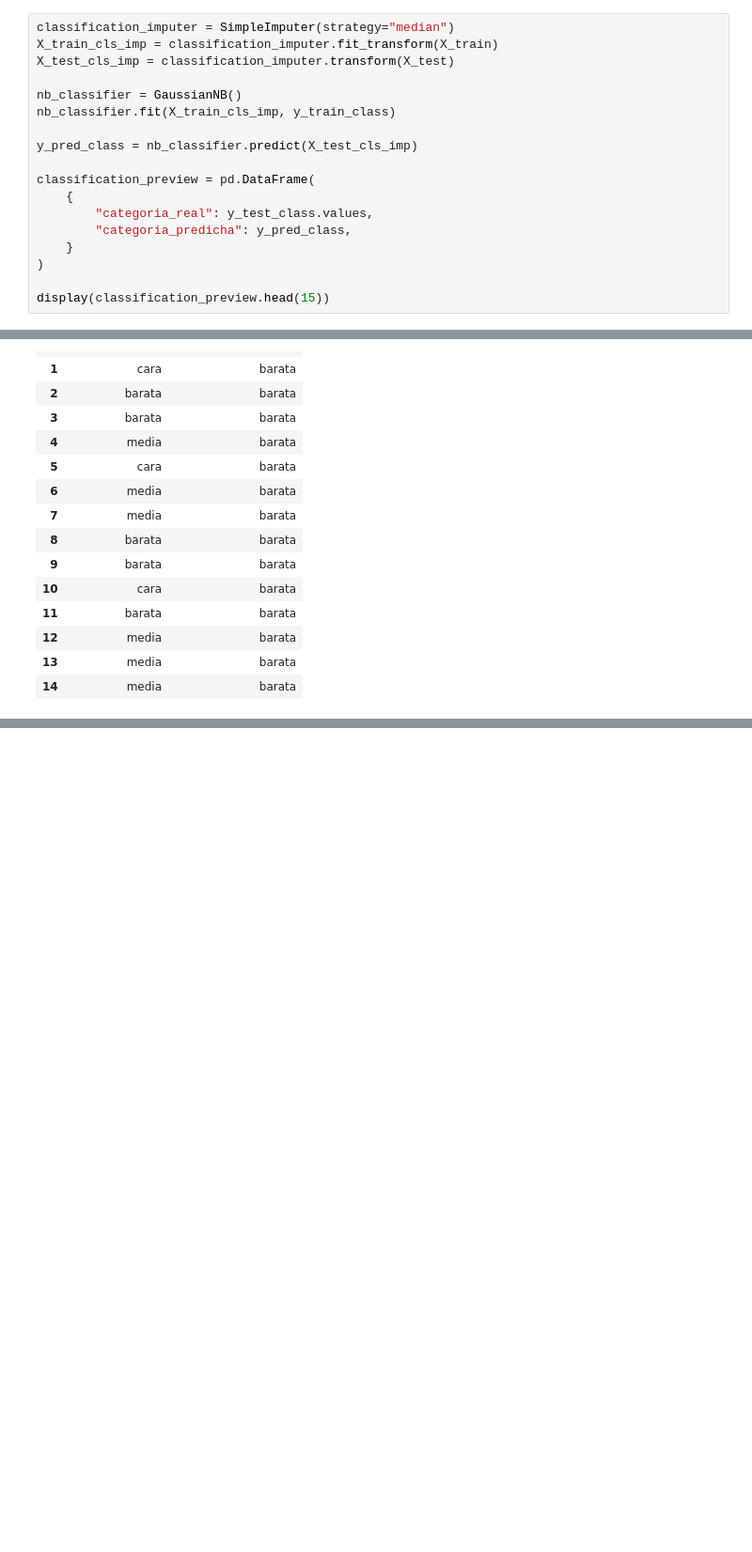
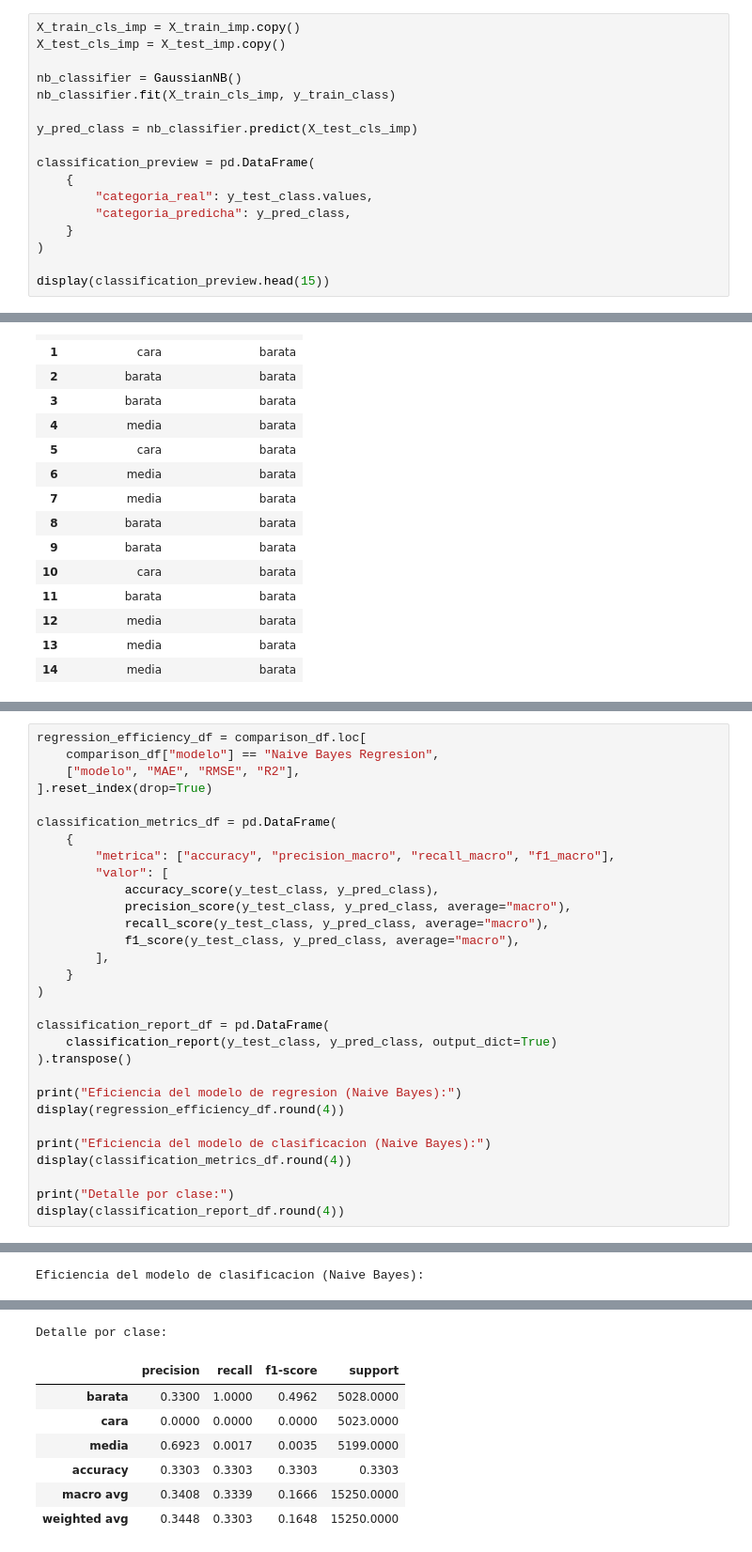
Before and after one commit to nicoCT04/lab5-MD, a Jupyter notebook: lab5_naive_bayes.ipynb, the cells around one changed output, grey strips where cells are left out. Shown at 94% size. Cells and saved outputs as stored; diff of their text form; blank space fills up the shorter version.

```diff
--- a/lab5_naive_bayes.ipynb
+++ b/lab5_naive_bayes.ipynb
@@ -376,7 +446,6 @@ Corte 2 (media/cara): 269.00
 # %%
-classification_imputer = SimpleImputer(strategy="median")
-X_train_cls_imp = classification_imputer.fit_transform(X_train)
-X_test_cls_imp = classification_imputer.transform(X_test)
+X_train_cls_imp = X_train_imp.copy()
+X_test_cls_imp = X_test_imp.copy()
 
 nb_classifier = GaussianNB()
 nb_classifier.fit(X_train_cls_imp, y_train_class)
@@ -410,0 +500,31 @@ display(classification_preview.head(15))
+# %%
+regression_efficiency_df = comparison_df.loc[
+    comparison_df["modelo"] == "Naive Bayes Regresion",
+    ["modelo", "MAE", "RMSE", "R2"],
+].reset_index(drop=True)
+
+classification_metrics_df = pd.DataFrame(
+    {
+        "metrica": ["accuracy", "precision_macro", "recall_macro", "f1_macro"],
+        "valor": [
+            accuracy_score(y_test_class, y_pred_class),
+            precision_score(y_test_class, y_pred_class, average="macro"),
+            recall_score(y_test_class, y_pred_class, average="macro"),
+            f1_score(y_test_class, y_pred_class, average="macro"),
+        ],
+    }
+)
+
+classification_report_df = pd.DataFrame(
+    classification_report(y_test_class, y_pred_class, output_dict=True)
+).transpose()
+
+print("Eficiencia del modelo de regresion (Naive Bayes):")
+display(regression_efficiency_df.round(4))
+
+print("Eficiencia del modelo de clasificacion (Naive Bayes):")
+display(classification_metrics_df.round(4))
+
+print("Detalle por clase:")
+display(classification_report_df.round(4))
+# %% [output]
@@ -410,0 +534 @@ display(classification_preview.head(15))
+Eficiencia del modelo de clasificacion (Naive Bayes):
@@ -410,0 +540,8 @@ display(classification_preview.head(15))
+Detalle por clase:
+|  | precision | recall | f1-score | support |
+| barata | 0.3300 | 1.0000 | 0.4962 | 5028.0000 |
+| cara | 0.0000 | 0.0000 | 0.0000 | 5023.0000 |
+| media | 0.6923 | 0.0017 | 0.0035 | 5199.0000 |
+| accuracy | 0.3303 | 0.3303 | 0.3303 | 0.3303 |
+| macro avg | 0.3408 | 0.3339 | 0.1666 | 15250.0000 |
+| weighted avg | 0.3448 | 0.3303 | 0.1648 | 15250.0000 |
```
Also changed, not shown: parts of 16 cells of this notebook, 1 other file.
